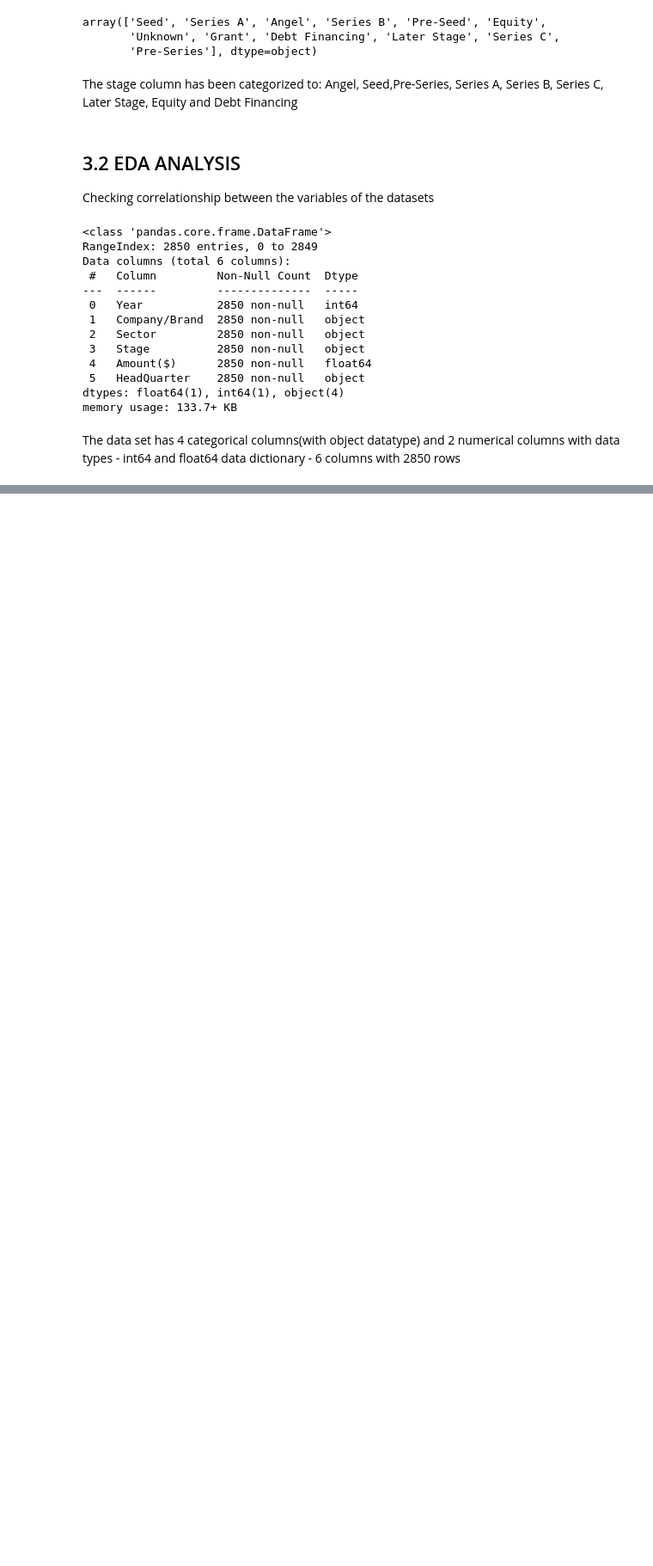
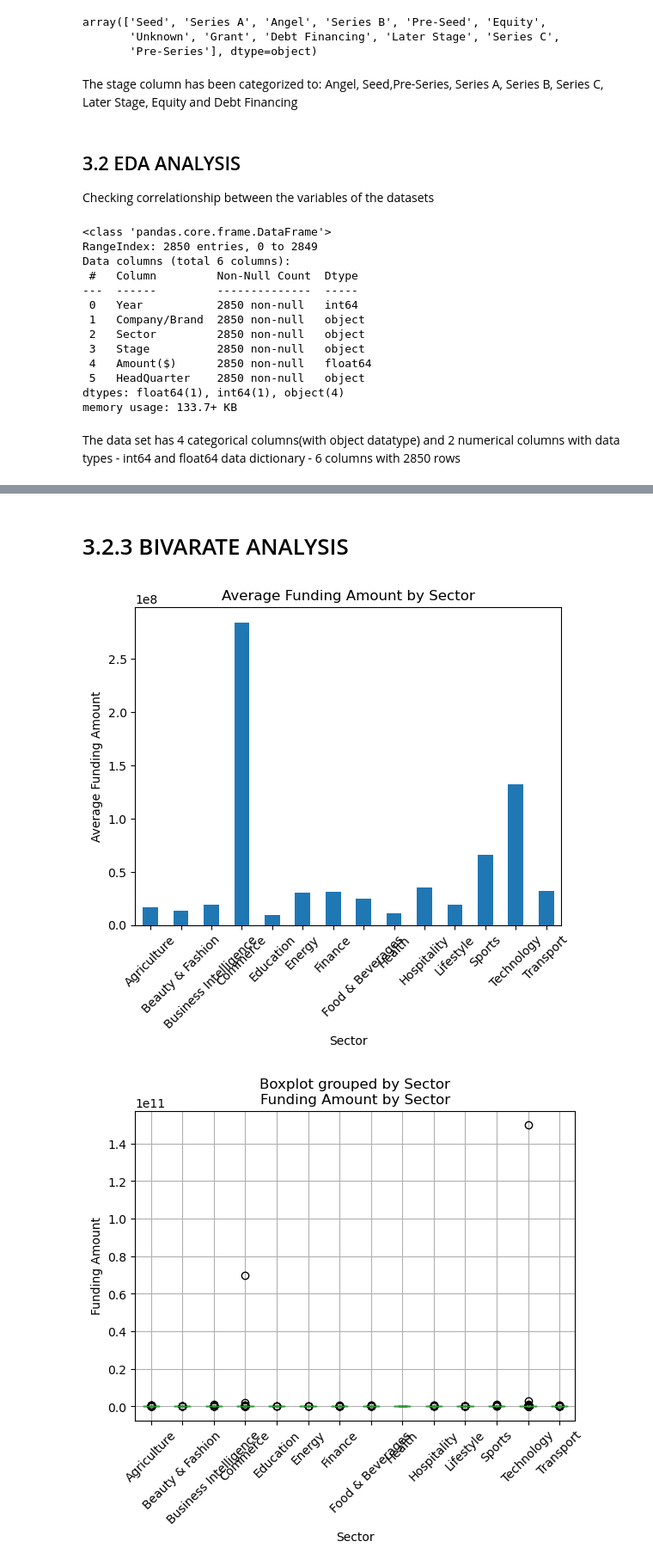
Before and after one commit to MarthaK-Coder/AZUBI-AFRICA--LP1-Sprint, a Jupyter notebook: ProjectNotebook.ipynb, the cells around one changed output, grey strips where cells are left out. Shown at 86% size. Cells and saved outputs as stored; diff of their text form; code cells hidden in the pictures; blank space fills up the shorter version.

```diff
--- a/ProjectNotebook.ipynb
+++ b/ProjectNotebook.ipynb
@@ -1981,0 +2074,24 @@ final_data.describe()
+# %% [markdown]
+# 3.2.3 BIVARATE ANALYSIS
+# %%
+# TO TEST THE RELATIONSHIP BETWEEN SECTOR AND FUNDING AMOUNT
+bi_grouped = final_data.groupby('Sector')['Amount($)'].mean()
+
+# Create a bar chart
+bi_grouped.plot(kind='bar')
+plt.xlabel('Sector')
+plt.ylabel('Average Funding Amount')
+plt.title('Average Funding Amount by Sector')
+plt.xticks(rotation=45)
+plt.show()
+
+# Create a box plot
+final_data.boxplot(column='Amount($)', by='Sector')
+plt.xlabel('Sector')
+plt.ylabel('Funding Amount')
+plt.title('Funding Amount by Sector')
+plt.xticks(rotation=45)
+plt.show()
+# %% [output]
+[figure, added]
+[figure, added]
```
Also changed, not shown: parts of 35 cells of this notebook.
